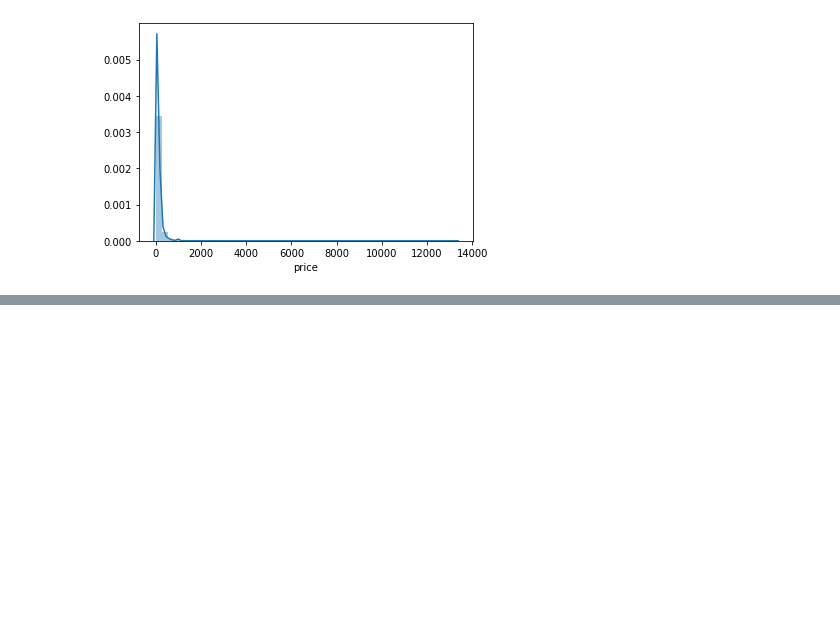
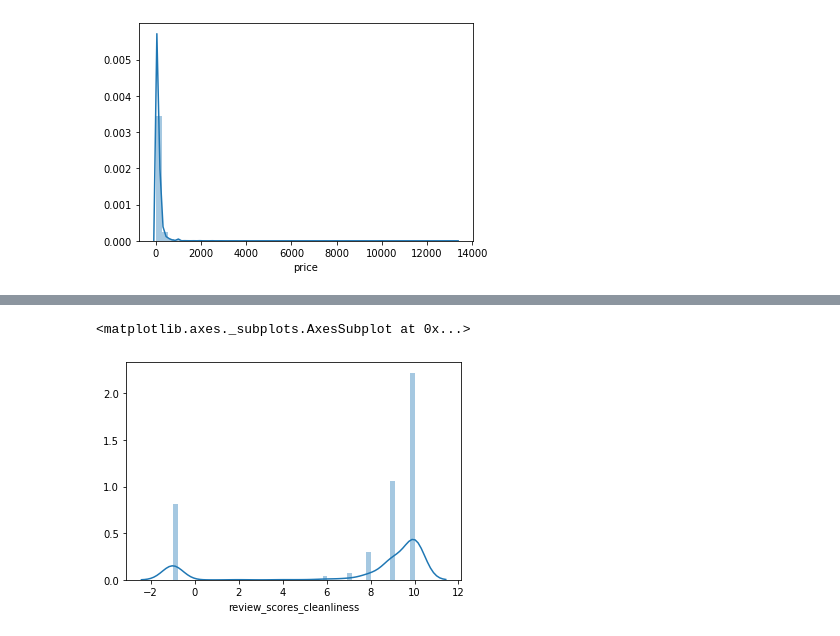
Before and after one commit to gomrinal/Airbnb-Big-Data-Project, a Jupyter notebook: Merged Lisitngs Cleaner.ipynb, the cells around one changed output, grey strips where cells are left out. Cells and saved outputs as stored; diff of their text form; code cells hidden in the pictures; blank space fills up the shorter version.

```diff
--- a/Merged Lisitngs Cleaner.ipynb
+++ b/Merged Lisitngs Cleaner.ipynb
@@ -379,0 +397,5 @@ sns.distplot(df.price)
+# %%
+sns.distplot(df['review_scores_cleanliness'])
+# %% [output]
+<matplotlib.axes._subplots.AxesSubplot at 0x...>
+[figure, added]
```
Also changed, not shown: parts of 37 cells of this notebook.
